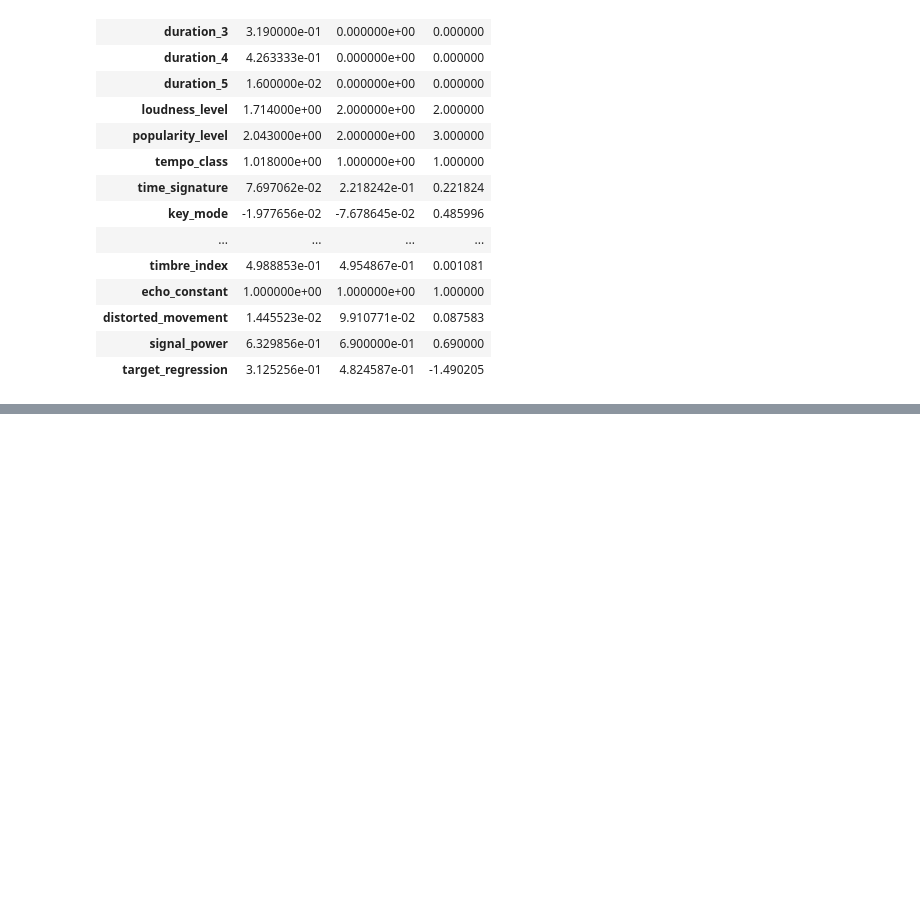
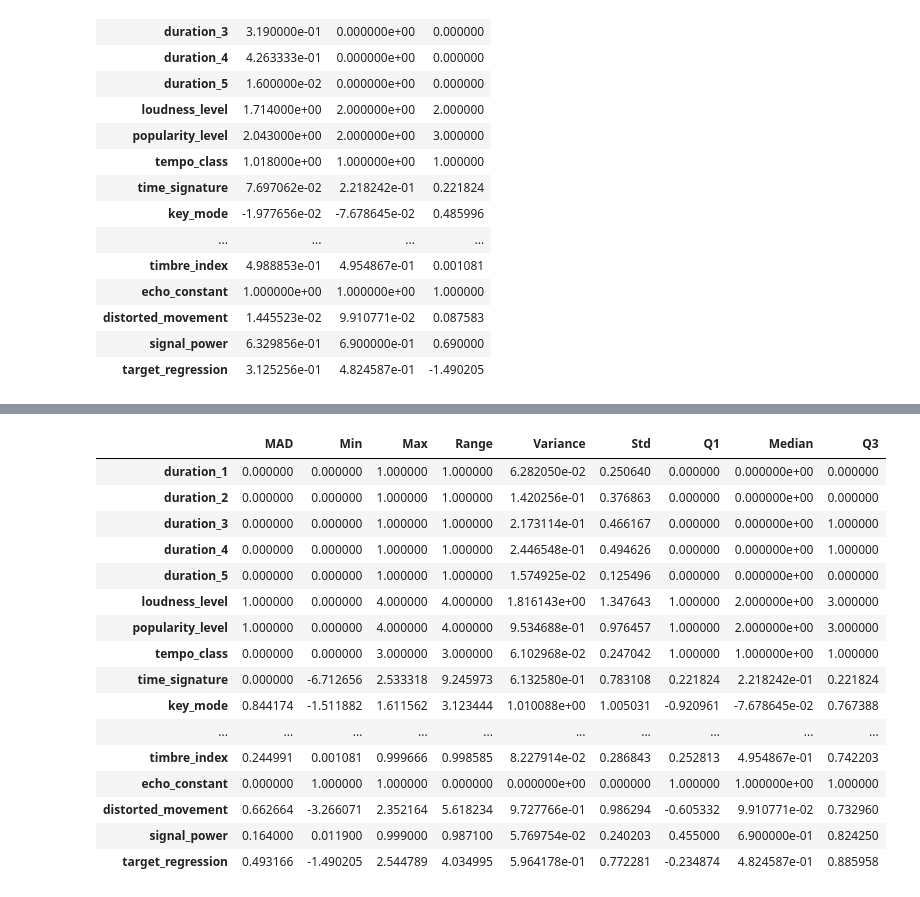
Before and after one commit to RenatoFerreira1240605/APRAU_EFG_B_1240605_1190995, a Jupyter notebook: Assignment_Part1.ipynb, the cells around one changed output, grey strips where cells are left out. Saved outputs shown, nothing was run; the diff lists cells and outputs as text; code cells hidden in the pictures; blank space fills up the shorter version.

Commit message:
feat(eda):add dispersion (min, max, range, variance, std, quantiles)

```diff
--- a/Assignment_Part1.ipynb
+++ b/Assignment_Part1.ipynb
@@ -76,0 +89,4 @@ dtype: float64
+# %%
+disp["Min"]=df[num_cols].min()
+disp["Max"]=df[num_cols].max()
+disp
@@ -76,0 +115,3 @@ dtype: float64
+# %%
+disp["Range"]= disp["Max"] - disp["Min"]
+disp
@@ -76,0 +149,3 @@ dtype: float64
+# %%
+disp["Variance"]= df[num_cols].var()
+disp
@@ -76,0 +180,3 @@ dtype: float64
+# %%
+disp["Std"]= df[num_cols].std()
+disp
@@ -76,0 +216,23 @@ dtype: float64
+# %%
+disp["Q1"]= df[num_cols].quantile(0.25)
+disp["Median"]= df[num_cols].quantile(0.50)
+disp["Q3"] = df[num_cols].quantile(0.75)
+disp
+# %% [output]
+|  | MAD | Min | Max | Range | Variance | Std | Q1 | Median | Q3 |
+| duration_1 | 0.000000 | 0.000000 | 1.000000 | 1.000000 | 6.282050e-02 | 0.250640 | 0.000000 | 0.000000e+00 | 0.000000 |
+| duration_2 | 0.000000 | 0.000000 | 1.000000 | 1.000000 | 1.420256e-01 | 0.376863 | 0.000000 | 0.000000e+00 | 0.000000 |
+| duration_3 | 0.000000 | 0.000000 | 1.000000 | 1.000000 | 2.173114e-01 | 0.466167 | 0.000000 | 0.000000e+00 | 1.000000 |
+| duration_4 | 0.000000 | 0.000000 | 1.000000 | 1.000000 | 2.446548e-01 | 0.494626 | 0.000000 | 0.000000e+00 | 1.000000 |
+| duration_5 | 0.000000 | 0.000000 | 1.000000 | 1.000000 | 1.574925e-02 | 0.125496 | 0.000000 | 0.000000e+00 | 0.000000 |
+| loudness_level | 1.000000 | 0.000000 | 4.000000 | 4.000000 | 1.816143e+00 | 1.347643 | 1.000000 | 2.000000e+00 | 3.000000 |
+| popularity_level | 1.000000 | 0.000000 | 4.000000 | 4.000000 | 9.534688e-01 | 0.976457 | 1.000000 | 2.000000e+00 | 3.000000 |
+| tempo_class | 0.000000 | 0.000000 | 3.000000 | 3.000000 | 6.102968e-02 | 0.247042 | 1.000000 | 1.000000e+00 | 1.000000 |
+| time_signature | 0.000000 | -6.712656 | 2.533318 | 9.245973 | 6.132580e-01 | 0.783108 | 0.221824 | 2.218242e-01 | 0.221824 |
+| key_mode | 0.844174 | -1.511882 | 1.611562 | 3.123444 | 1.010088e+00 | 1.005031 | -0.920961 | -7.678645e-02 | 0.767388 |
+| ... | ... | ... | ... | ... | ... | ... | ... | ... | ... |
+| timbre_index | 0.244991 | 0.001081 | 0.999666 | 0.998585 | 8.227914e-02 | 0.286843 | 0.252813 | 4.954867e-01 | 0.742203 |
+| echo_constant | 0.000000 | 1.000000 | 1.000000 | 0.000000 | 0.000000e+00 | 0.000000 | 1.000000 | 1.000000e+00 | 1.000000 |
+| distorted_movement | 0.662664 | -3.266071 | 2.352164 | 5.618234 | 9.727766e-01 | 0.986294 | -0.605332 | 9.910771e-02 | 0.732960 |
+| signal_power | 0.164000 | 0.011900 | 0.999000 | 0.987100 | 5.769754e-02 | 0.240203 | 0.455000 | 6.900000e-01 | 0.824250 |
+| target_regression | 0.493166 | -1.490205 | 2.544789 | 4.034995 | 5.964178e-01 | 0.772281 | -0.234874 | 4.824587e-01 | 0.885958 |
```
Also changed, not shown: parts of 14 cells of this notebook.
